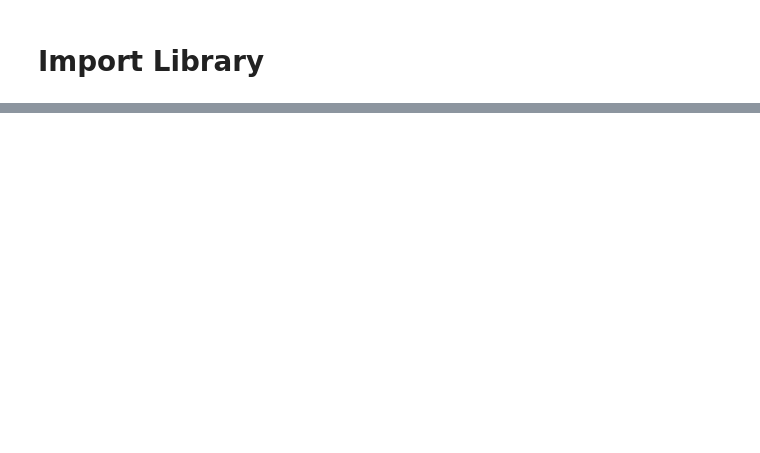
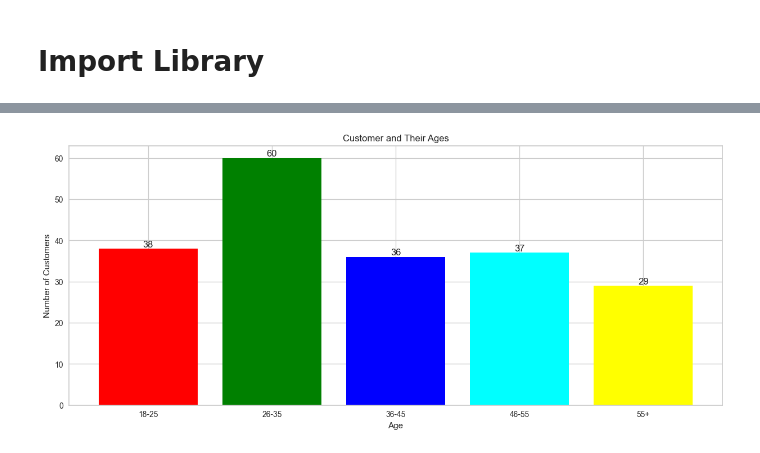
Before and after one commit to ai-azz/customer-segmentation, a Jupyter notebook: customer clustering.ipynb, the cells around one changed output, grey strips where cells are left out. Saved outputs shown, nothing was run; the diff lists cells and outputs as text; code cells hidden in the pictures; blank space fills up the shorter version.

```diff
--- a/customer clustering.ipynb
+++ b/customer clustering.ipynb
@@ -28,0 +81,26 @@ Note: you may need to restart the kernel to use updated packages.
+# %%
+# gruping and count cust age
+age18_25 = df.Age[(df.Age >= 18) & (df.Age <= 25)]
+age26_35 = df.Age[(df.Age >= 26) & (df.Age <= 35)]
+age36_45 = df.Age[(df.Age >= 36) & (df.Age <= 45)]
+age46_55 = df.Age[(df.Age >= 46) & (df.Age <= 55)]
+age55above = df.Age[df.Age >= 56]
+
+# arranging data for plotting
+x = ["18-25", "26-35", "36-45", "46-55", "55+"]
+y = [len(age18_25.values), len(age26_35.values), len(age36_45.values), len(age46_55.values), len(age55above.values)]
+
+# bar chart for customer age distribution
+plt.figure(figsize=(15, 6))
+plt.bar(x, y, color=['red', 'green', 'blue', 'cyan', 'yellow'])
+plt.title("Customer and Their Ages")
+plt.xlabel("Age")
+plt.ylabel("Number of Customers")
+
+# add label total cust to each bar
+for i in range(len(x)):
+  plt.text(i, y[i], y[i], ha='center', va='bottom')
+
+plt.show()
+# %% [output]
+[figure, added]
```
Also changed, not shown: parts of 7 cells of this notebook.
